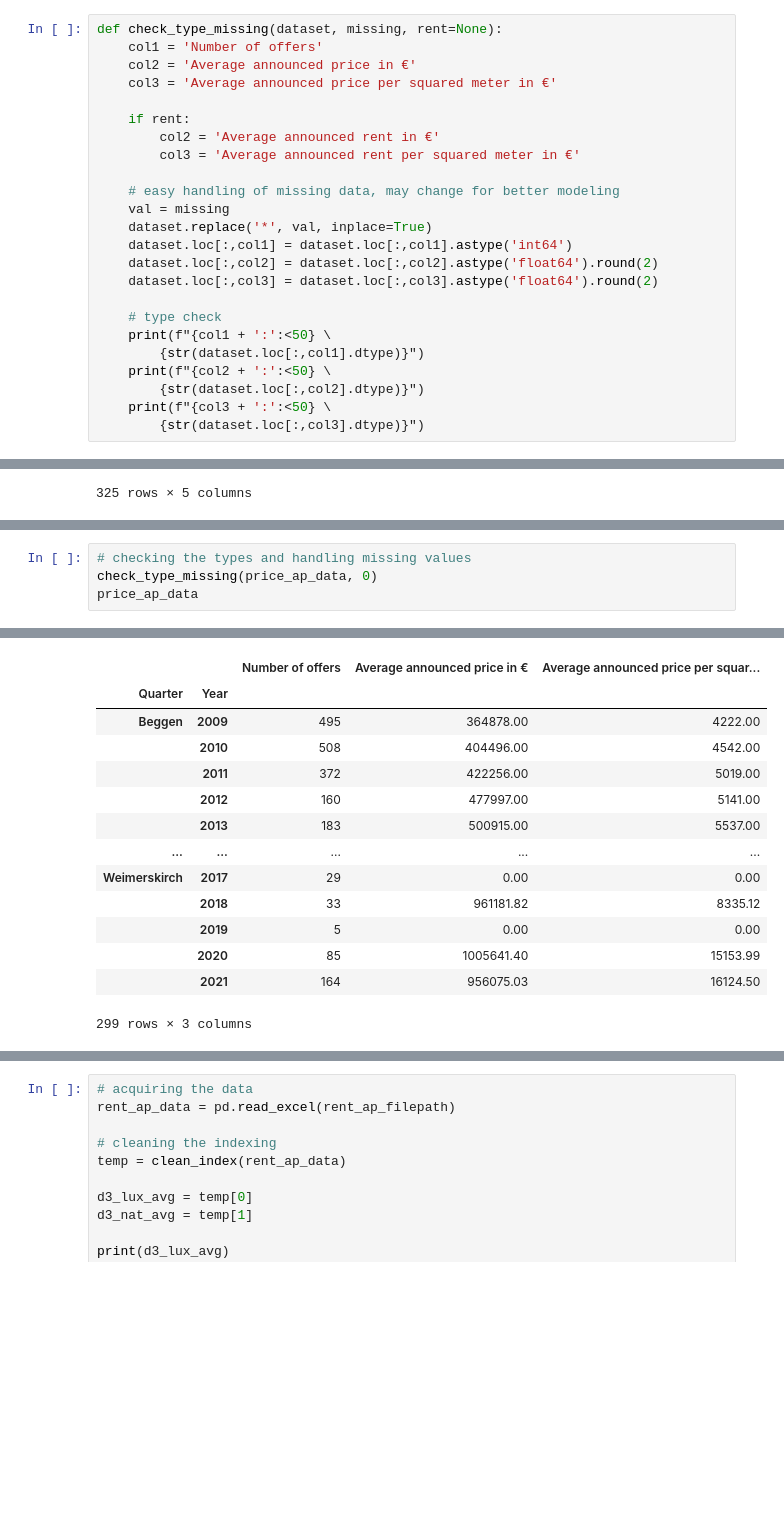
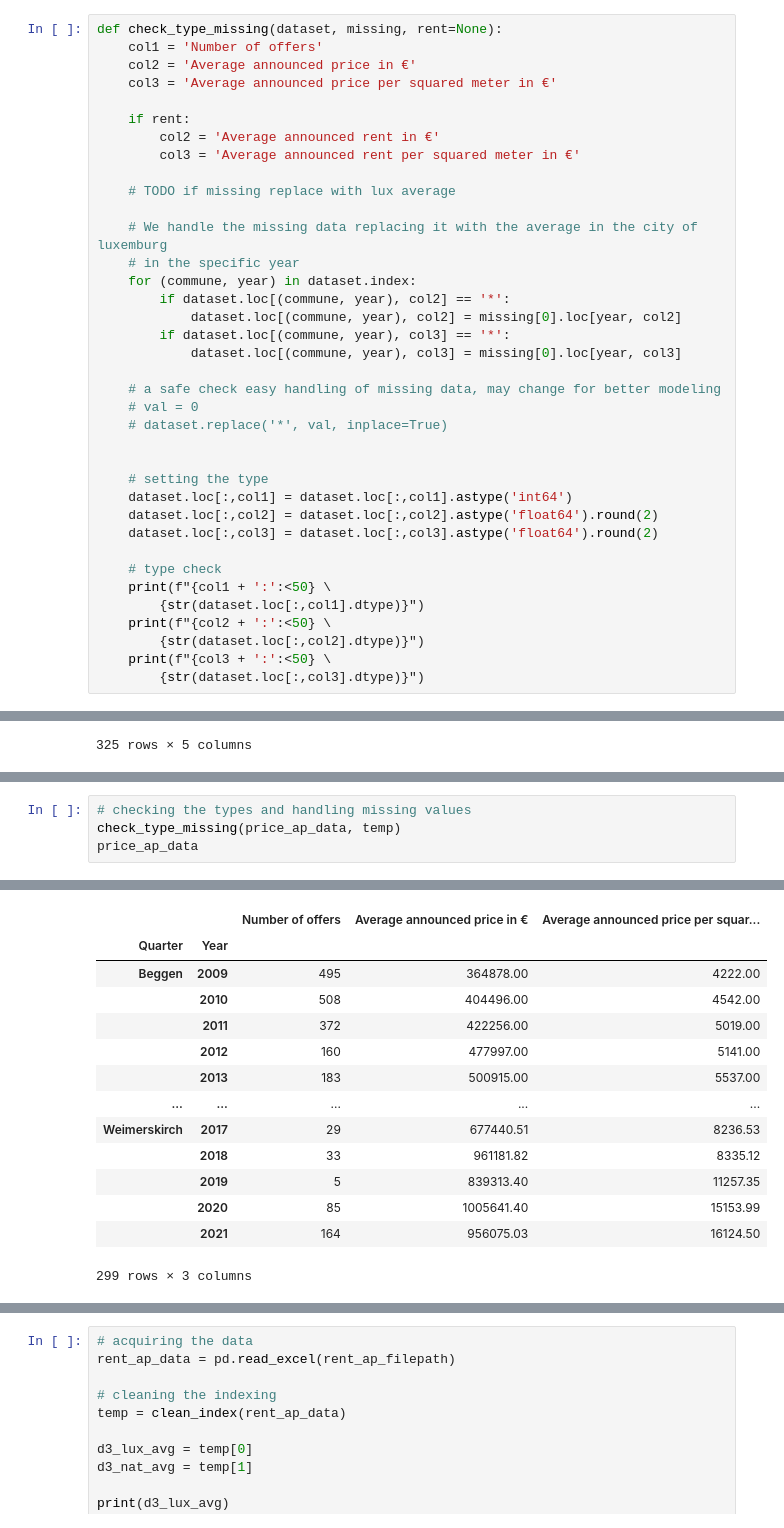
Before and after one commit to Dawreen/data-analytics-challenge, a Jupyter notebook: notebook_analysis.ipynb, the cells around one changed output, grey strips where cells are left out. Drawn from its saved outputs; the diff is of its cells as text; blank space fills up the shorter version.

```diff
--- a/notebook_analysis.ipynb
+++ b/notebook_analysis.ipynb
@@ -52,9 +53,22 @@ def check_type_missing(dataset, missing, rent=None):
         col2 = 'Average announced rent in €'
         col3 = 'Average announced rent per squared meter in €'
 
-    # easy handling of missing data, may change for better modeling
-    val = missing
-    dataset.replace('*', val, inplace=True)
+    # TODO if missing replace with lux average
+
+    # We handle the missing data replacing it with the average in the city of luxemburg
+    # in the specific year
+    for (commune, year) in dataset.index:
+        if dataset.loc[(commune, year), col2] == '*':
+            dataset.loc[(commune, year), col2] = missing[0].loc[year, col2]
+        if dataset.loc[(commune, year), col3] == '*':
+            dataset.loc[(commune, year), col3] = missing[0].loc[year, col3]
+
+    # a safe check easy handling of missing data, may change for better modeling
+    # val = 0
+    # dataset.replace('*', val, inplace=True)
+
+
+    # setting the type
     dataset.loc[:,col1] = dataset.loc[:,col1].astype('int64')
     dataset.loc[:,col2] = dataset.loc[:,col2].astype('float64').round(2)
     dataset.loc[:,col3] = dataset.loc[:,col3].astype('float64').round(2)
@@ -133,22 +151,22 @@ Year
 # %%
 # checking the types and handling missing values
-check_type_missing(price_ap_data, 0)
+check_type_missing(price_ap_data, temp)
 price_ap_data
 # %% [output]
 Number of offers:                                          int64
 Average announced price in €:                              float64
 Average announced price per squared meter in €:            float64
 |  |  | Number of offers | Average announced price in € | Average announced price per squar... |
 | Quarter | Year |  |  |  |
 | Beggen | 2009 | 495 | 364878.00 | 4222.00 |
 |  | 2010 | 508 | 404496.00 | 4542.00 |
 |  | 2011 | 372 | 422256.00 | 5019.00 |
 |  | 2012 | 160 | 477997.00 | 5141.00 |
 |  | 2013 | 183 | 500915.00 | 5537.00 |
 | ... | ... | ... | ... | ... |
-| Weimerskirch | 2017 | 29 | 0.00 | 0.00 |
+| Weimerskirch | 2017 | 29 | 677440.51 | 8236.53 |
 |  | 2018 | 33 | 961181.82 | 8335.12 |
-|  | 2019 | 5 | 0.00 | 0.00 |
+|  | 2019 | 5 | 839313.40 | 11257.35 |
 |  | 2020 | 85 | 1005641.40 | 15153.99 |
 |  | 2021 | 164 | 956075.03 | 16124.50 |
 299 rows × 3 columns
```
Also changed, not shown: parts of 14 cells of this notebook.
